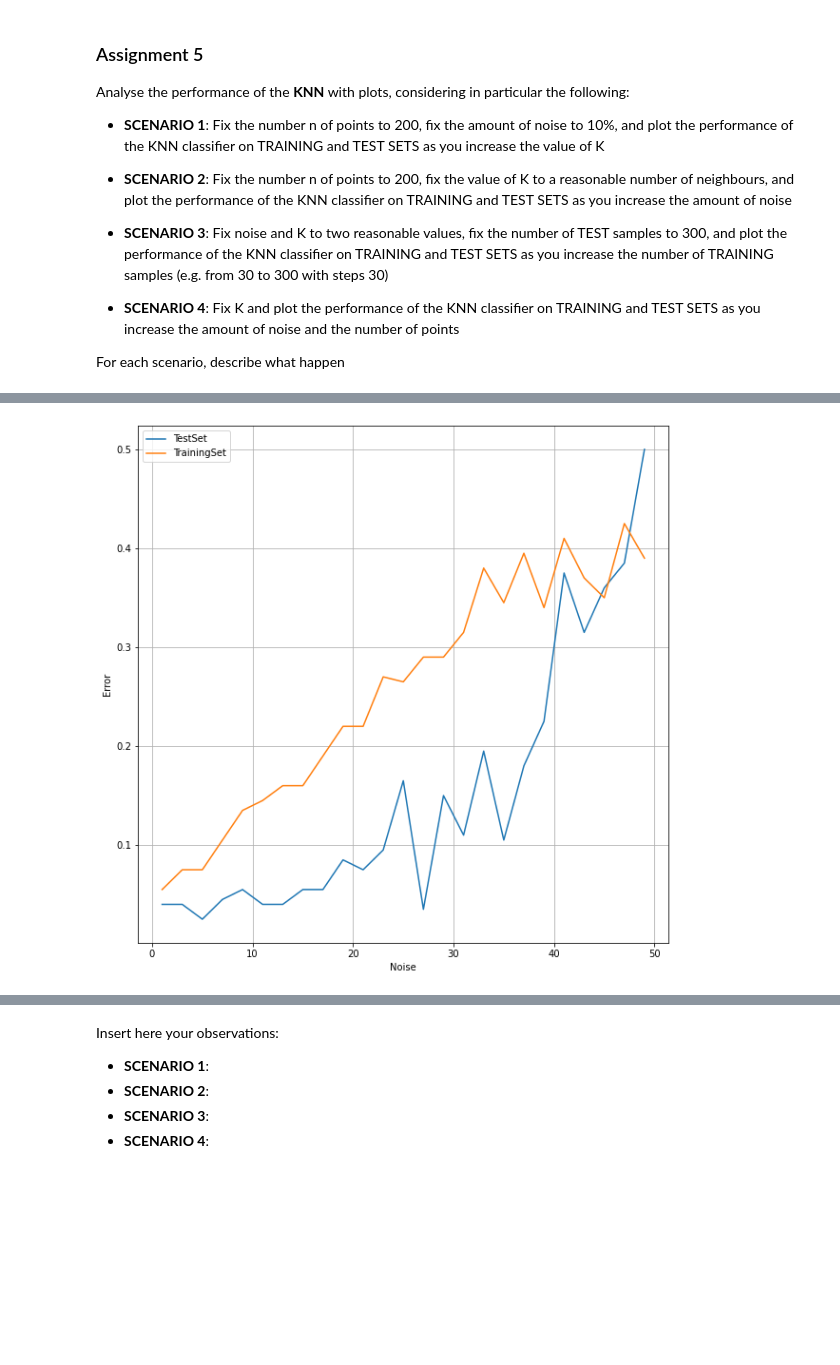
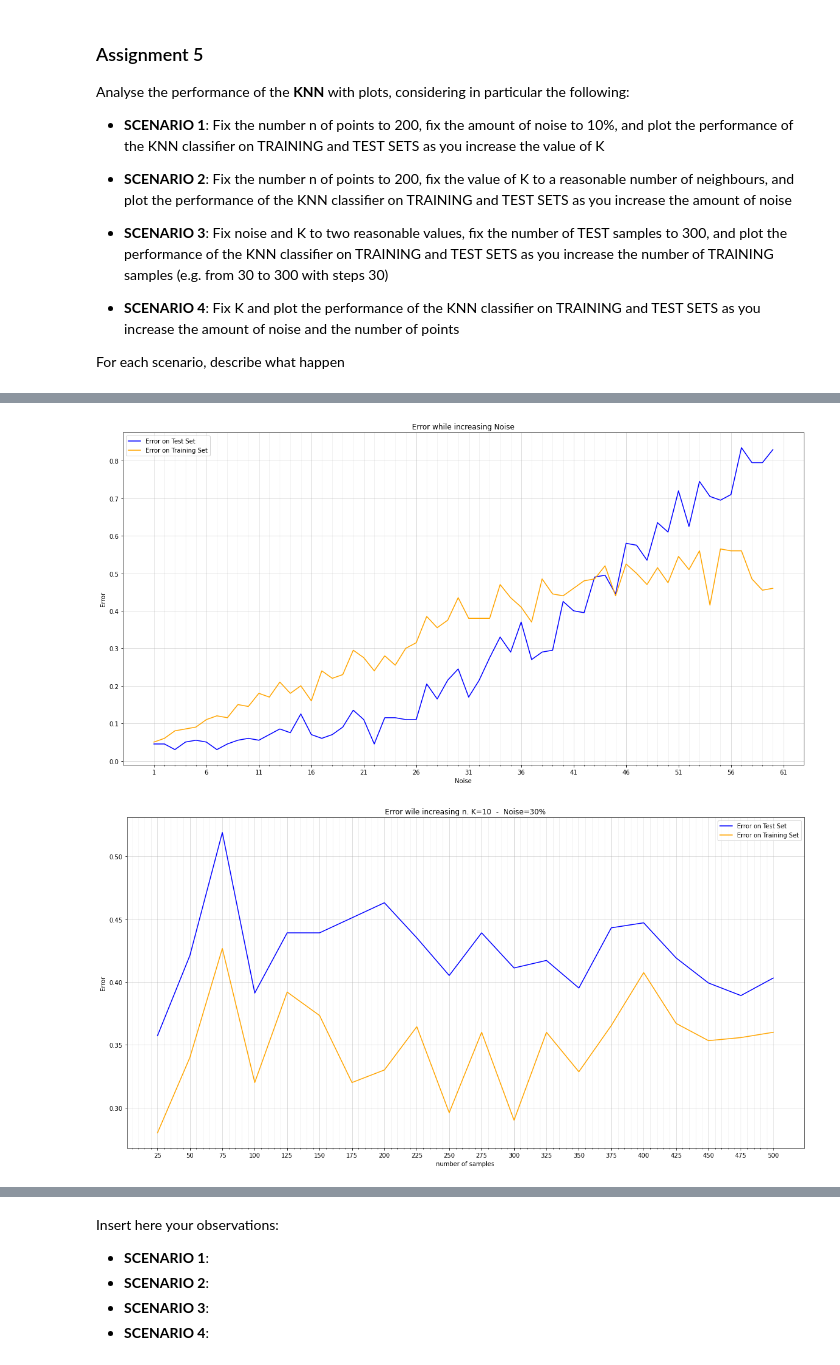
Before and after one commit to invzz/ML_LAB, a Jupyter notebook: lab1_KNN.ipynb, the cells around one changed output, grey strips where cells are left out. Drawn from its saved outputs; the diff is of its cells as text; code cells hidden in the pictures; blank space fills up the shorter version.

```diff
--- a/lab1_KNN.ipynb
+++ b/lab1_KNN.ipynb
@@ -404,39 +388,81 @@ In scenario 1 as we increase the number of neighbours used in kNN algorithm whe
 # %%
 n = 200
 D = 2
-
-k = 15
-maxNoise = 50
-noise_list = range(1, maxNoise+1,2)
-
+k = 10
+maxNoise = 60
+noise_list = np.arange(1, maxNoise+1,1)
 err_list = []
 errtr_list = []
 
 # Generate a training set & test set
 Xtr, Ytr = linearBinaryClass(n, low_D, high_D, m, q)
 Xte, Yte = linearBinaryClass(n, low_D, high_D, m, q)
-
 for noise in noise_list:
     #print(noise, end=' ')
     Ytr_n = flipLabels(Ytr, noise)
-
     # Evaluate the k-NN classifier on the TEST SET and compute the error
     Ypred = kNNClassify(Xtr, Ytr_n, k, Xte)
     err = calcError(Ypred, Yte)
     err_list.append(err)
-
     # Evaluate the K-NN classifier on the TRAINING SET and compute the error
     Ypredtr = kNNClassify(Xtr, Ytr_n, k, Xtr)
     errtr = calcError(Ypredtr, Ytr_n)
     errtr_list.append(errtr)
-
-fig = plt.figure(figsize=(10, 10))
-plt.plot(noise_list, err_list, label="TestSet")
-plt.plot(noise_list, errtr_list, label="TrainingSet")
-plt.xlabel('Noise')
-plt.ylabel('Error')
-plt.legend()
-plt.grid()
-# %% [output]
-[figure, removed]
+# %%
+# grid scaling for plot
+major_ticks = np.arange(1,  maxNoise+1+1, 5 )
+minor_ticks = np.arange(1,  maxNoise+1+1, 1 )
+# plot params
+fig, ax = plt.subplots(1,figsize=(20, 10))
+ax.set_xticks(major_ticks)
+ax.set_xticks(minor_ticks, minor=True)
+ax.grid(which='minor', alpha=0.2)
+ax.grid(which='major', alpha=0.5)
+ax.set_xlabel('Noise')
+ax.set_ylabel('Error')
+ax.set_title('Error while increasing Noise')
+
+ax.plot(noise_list, err_list, 'blue', label="Error on Test Set", )
+ax.plot(noise_list, errtr_list, 'orange', label="Error on Training Set")
+ax.legend()
+plt.show()
+# %% [output]
+[figure, added]
+# %%
+n_test = 500
+D = 2
+k = 10
+noise = 30
+err_list = []
+errtr_list = []
+train_Range = range(25,n_test+1, 25)
+Xte, Yte = generateDataset(n=n_test+1, noise = noise)
+
+for n in train_Range:
+
+    Xtr, Ytr_n = generateDataset(n=n, noise = noise)
+    # Evaluate the k-NN classifier on the TEST SET and compute the error
+    err_list.append(calcError(kNNClassify(Xtr, Ytr_n, k, Xte), Yte))
+    # Evaluate the K-NN classifier on the TRAINING SET and compute the error
+    errtr_list.append(calcError(kNNClassify(Xtr, Ytr_n, k, Xtr), Ytr_n))
+
+
+# grid scaling for plot
+major_ticks = np.arange(25,  n_test+1, 25 )
+minor_ticks = np.arange(0,  n_test+1, 5 )
+# plot params
+fig, ax = plt.subplots(1,figsize=(20, 10))
+ax.set_xticks(major_ticks)
+ax.set_xticks(minor_ticks, minor=True)
+ax.grid(which='minor', alpha=0.2)
+ax.grid(which='major', alpha=0.5)
+ax.set_xlabel('number of samples')
+ax.set_ylabel('Error')
+ax.set_title('Error wile increasing n. K={}  -  Noise={}%'.format(k,noise))
+ax.plot(train_Range, err_list, 'blue', label="Error on Test Set", )
+ax.plot(train_Range, errtr_list, 'orange', label="Error on Training Set")
+ax.legend()
+plt.show()
+# %% [output]
+[figure, added]
 # %%
```
Also changed, not shown: parts of 14 cells of this notebook.
